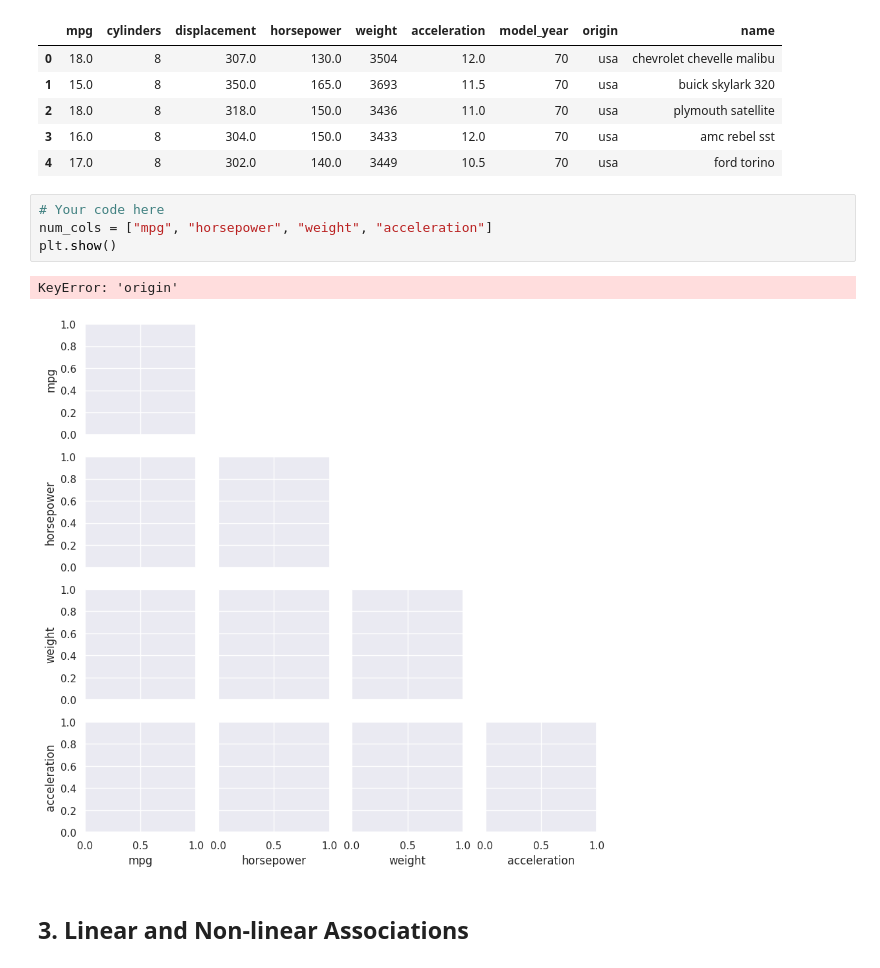
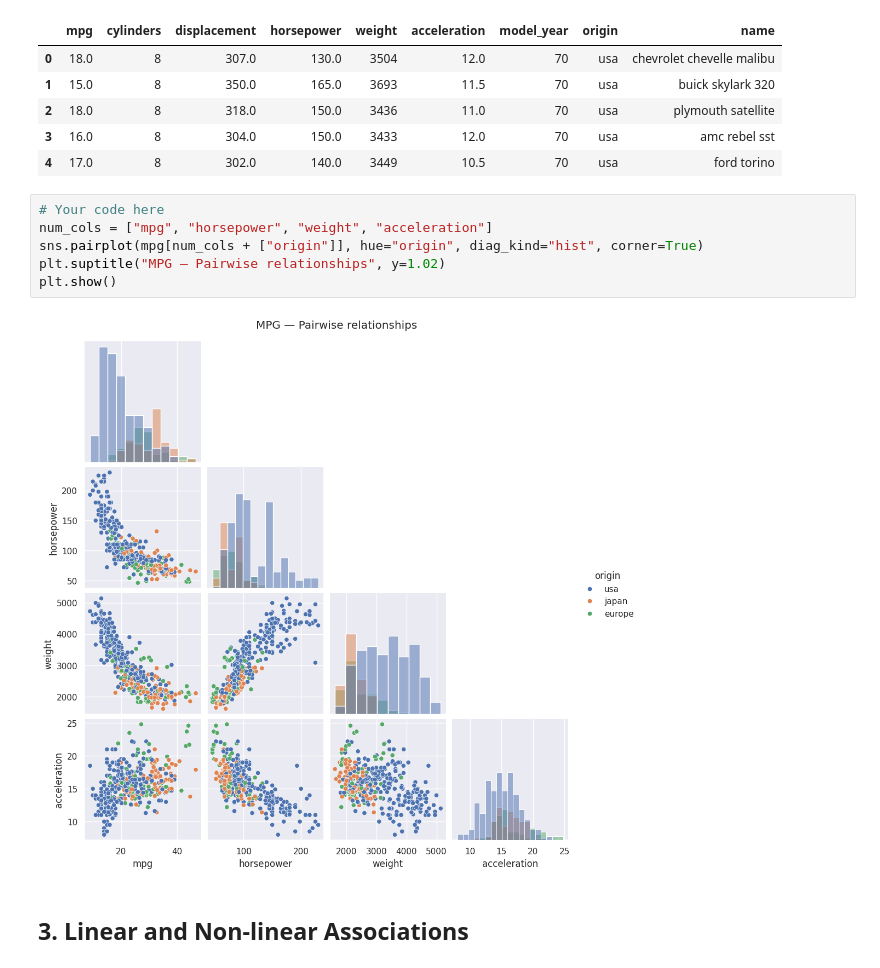
Before and after one commit to pedrocardoso003/Data-Science, a Jupyter notebook: Week_5/ds-pr-week-5-student.ipynb, the cells around one changed output. Cells and saved outputs as stored; diff of their text form.

```diff
--- a/Week_5/ds-pr-week-5-student.ipynb
+++ b/Week_5/ds-pr-week-5-student.ipynb
@@ -92,10 +92,11 @@ mpg.head()
 # %%
 # Your code here
 num_cols = ["mpg", "horsepower", "weight", "acceleration"]
+sns.pairplot(mpg[num_cols + ["origin"]], hue="origin", diag_kind="hist", corner=True)
+plt.suptitle("MPG — Pairwise relationships", y=1.02)
 plt.show()
 # %% [output]
-KeyError: 'origin'
-[figure, old version]
+[figure, new version]
 # %% [markdown]
 ## 3. Linear and Non-linear Associations
 # %%
```
Also changed, not shown: parts of 9 cells of this notebook.
